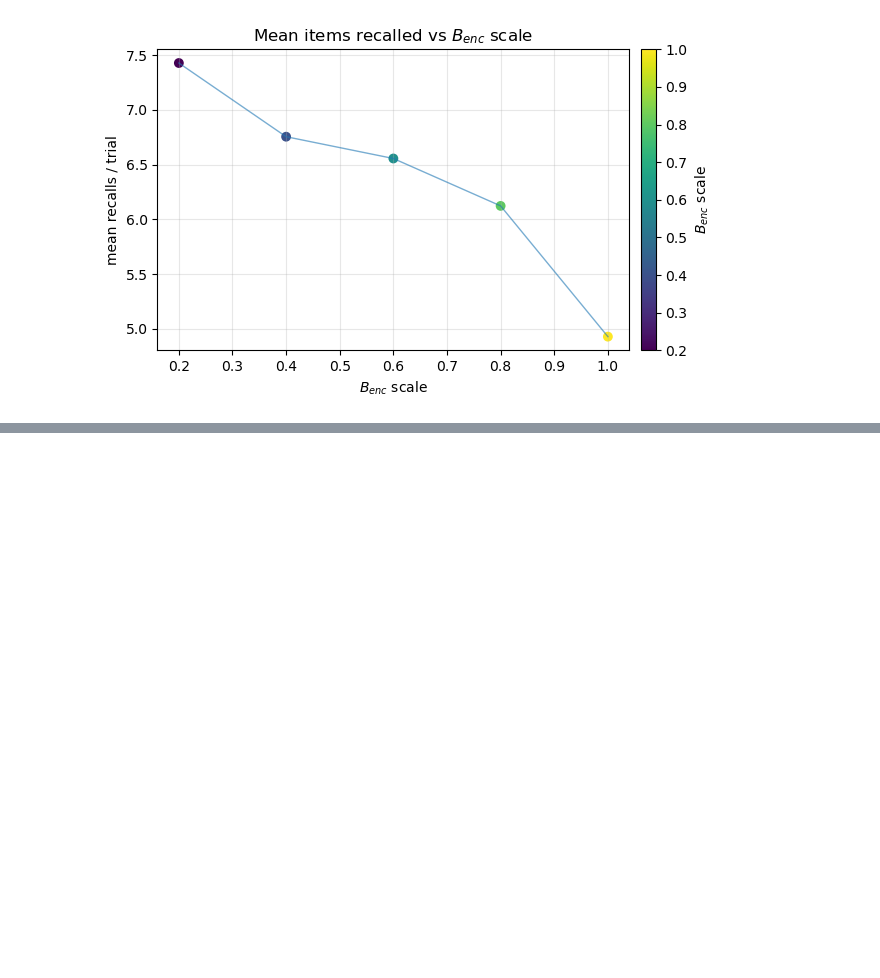
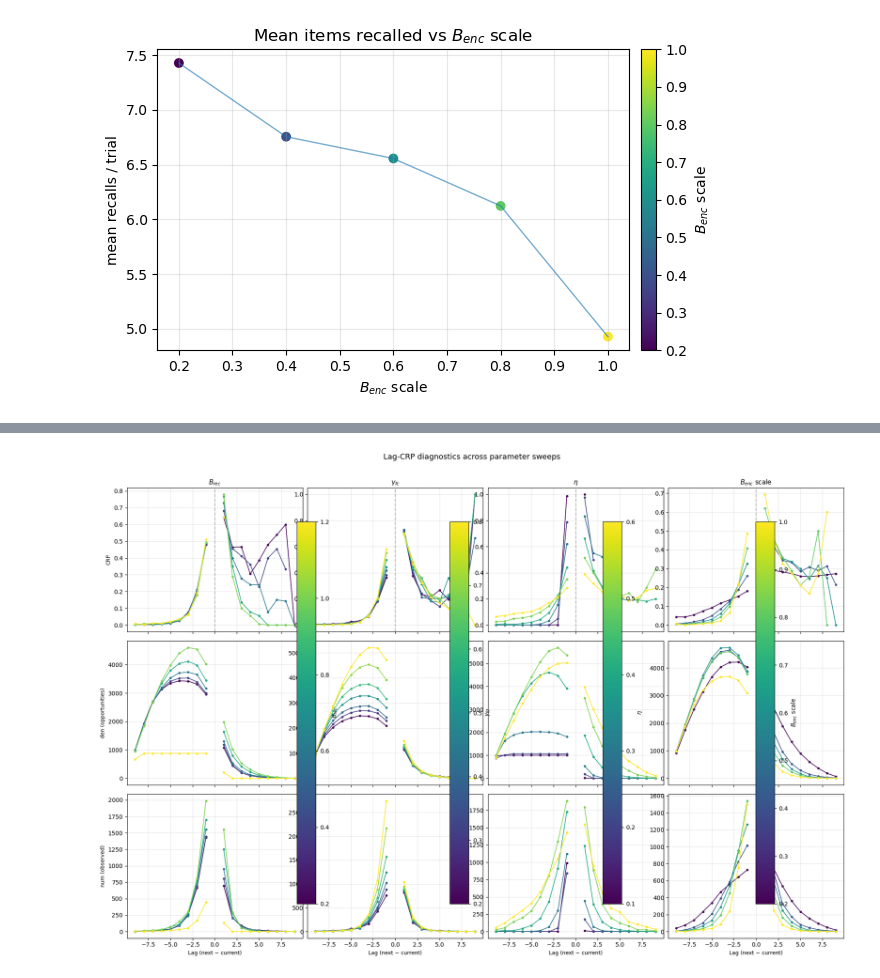
Before and after one commit to beaverjuly/PTSD_MemorySegmentation, a Jupyter notebook: external/CMR_SEM/CMR_multiParameterSweep/behavioral_metrics.ipynb, the cells around one changed output, grey strips where cells are left out. Cells and saved outputs as stored; diff of their text form; code cells hidden in the pictures; blank space fills up the shorter version.

```diff
--- a/external/CMR_SEM/CMR_multiParameterSweep/behavioral_metrics.ipynb
+++ b/external/CMR_SEM/CMR_multiParameterSweep/behavioral_metrics.ipynb
@@ -294,0 +370,45 @@ $P(|\ell|\!=\!1)$, $P(|\ell|\!\geq\!4)$, $\mathbb{E}[|\ell|]$.
+# %%
+fig, axs = plt.subplots(3, 4, figsize=(18, 12), sharex=True)
+
+for col, (sweep_res, grid, label) in enumerate(sweeps):
+    grid = np.asarray(grid, float)
+    colors, norm, cmap = make_sweep_colors(grid, cmap_name="viridis")
+
+    for v, c in zip(grid, colors):
+        rs = _get_sweep_entry(sweep_res, v)["recall_sims"]
+        lags, crp, num, den = lag_crp_with_counts(rs, N)
+
+        # split lines so -1 and +1 not connected
+        neg = lags < 0
+        pos = lags > 0
+
+        axs[0, col].plot(lags[neg], crp[neg], color=c, marker="o", lw=1.2, ms=3)
+        axs[0, col].plot(lags[pos], crp[pos], color=c, marker="o", lw=1.2, ms=3)
+
+        axs[1, col].plot(lags[neg], den[neg], color=c, marker="o", lw=1.2, ms=3)
+        axs[1, col].plot(lags[pos], den[pos], color=c, marker="o", lw=1.2, ms=3)
+
+        axs[2, col].plot(lags[neg], num[neg], color=c, marker="o", lw=1.2, ms=3)
+        axs[2, col].plot(lags[pos], num[pos], color=c, marker="o", lw=1.2, ms=3)
+
+    axs[0, col].axvline(0, color="gray", ls="--", alpha=0.5)
+    axs[0, col].set_title(label, fontsize=11)
+
+    if col == 0:
+        axs[0, col].set_ylabel("CRP", fontsize=9)
+        axs[1, col].set_ylabel("den (opportunities)", fontsize=9)
+        axs[2, col].set_ylabel("num (observed)", fontsize=9)
+
+    axs[2, col].set_xlabel("Lag (next − current)", fontsize=9)
+
+    for r in range(3):
+        axs[r, col].grid(alpha=0.3)
+
+    sm = mpl.cm.ScalarMappable(norm=norm, cmap=cmap); sm.set_array([])
+    fig.colorbar(sm, ax=axs[:, col], pad=0.01).set_label(label)
+
+fig.suptitle("Lag-CRP diagnostics across parameter sweeps", fontsize=13, y=1.01)
+fig.tight_layout()
+plt.show()
+# %% [output]
+[figure, added]
```
Also changed, not shown: parts of 7 cells of this notebook, 1 other file.
